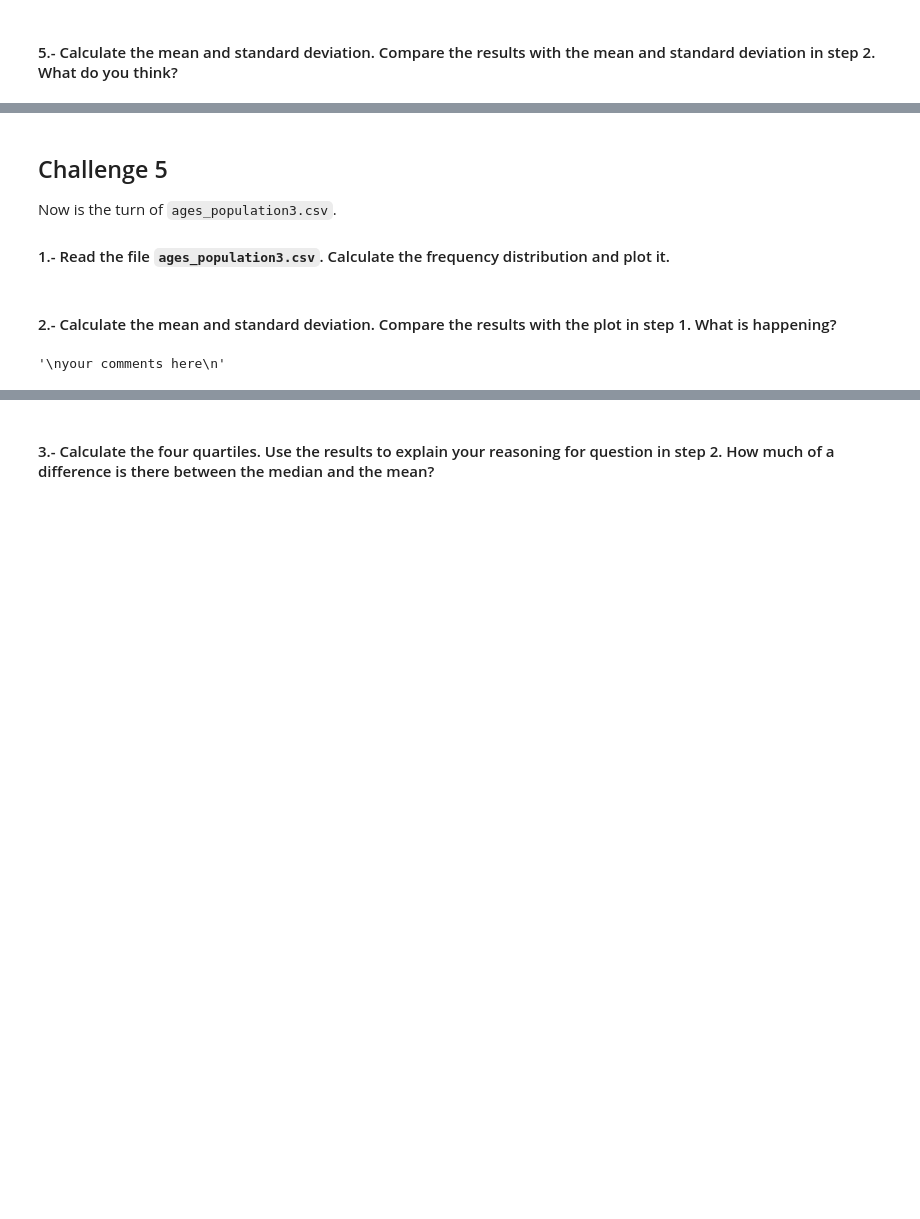
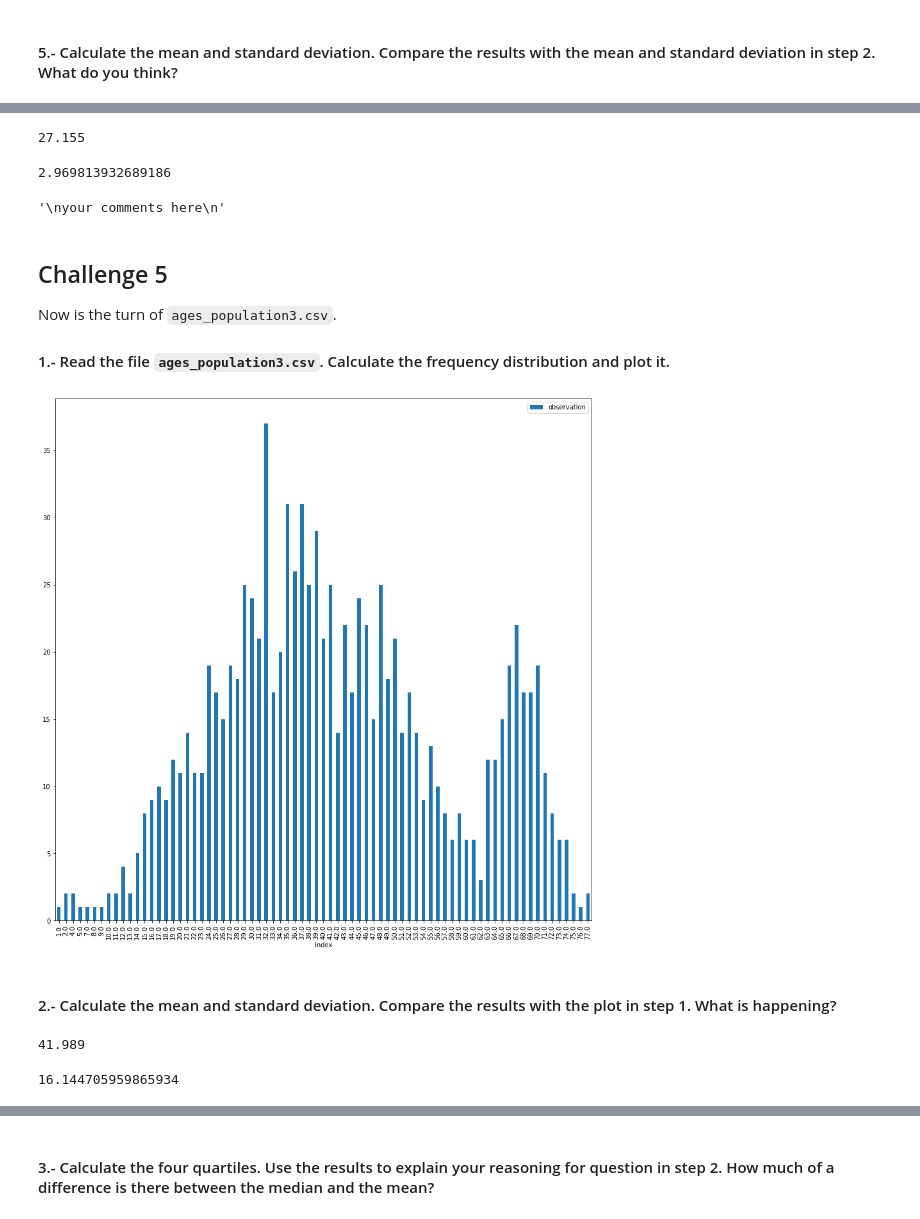
Before and after one commit to psyrgkan/DAFT_1022, a Jupyter notebook: module_2/Lab_4_Descriptive-Statistics/main.ipynb, the cells around one changed output, grey strips where cells are left out. Saved outputs shown, nothing was run; the diff lists cells and outputs as text; code cells hidden in the pictures; blank space fills up the shorter version.

```diff
--- a/module_2/Lab_4_Descriptive-Statistics/main.ipynb
+++ b/module_2/Lab_4_Descriptive-Statistics/main.ipynb
@@ -239,3 +247,17 @@ your comments here
+# %%
+ages2['observation'].mean()
+# %% [output]
+27.155
+# %%
+ages2['observation'].std()
+# %% [output]
+2.969813932689186
+# %%
+"""
+It is exactly what I noticed
+"""
+# %% [output]
+'\nyour comments here\n'
 # %% [markdown]
 ## Challenge 5
 Now is the turn of `ages_population3.csv`.
@@ -246,2 +266,8 @@ Now is the turn of `ages_population3.csv`.
+# %%
+ages3 = pd.read_csv(r'./ages_population3.csv')
+
+ages3['observation'].value_counts().reset_index().sort_values(by='index').plot.bar(x='index',figsize=(15,15));
+# %% [output]
+[figure, added]
 # %% [markdown]
 #### 2.- Calculate the mean and standard deviation. Compare the results with the plot in step 1. What is happening?
@@ -250,6 +274,8 @@ Now is the turn of `ages_population3.csv`.
-# %%
-"""
-your comments here
-"""
-# %% [output]
-'\nyour comments here\n'
+# %%
+ages3['observation'].mean()
+# %% [output]
+41.989
+# %%
+ages3['observation'].std()
+# %% [output]
+16.144705959865934
```
Also changed, not shown: parts of 28 cells of this notebook.
